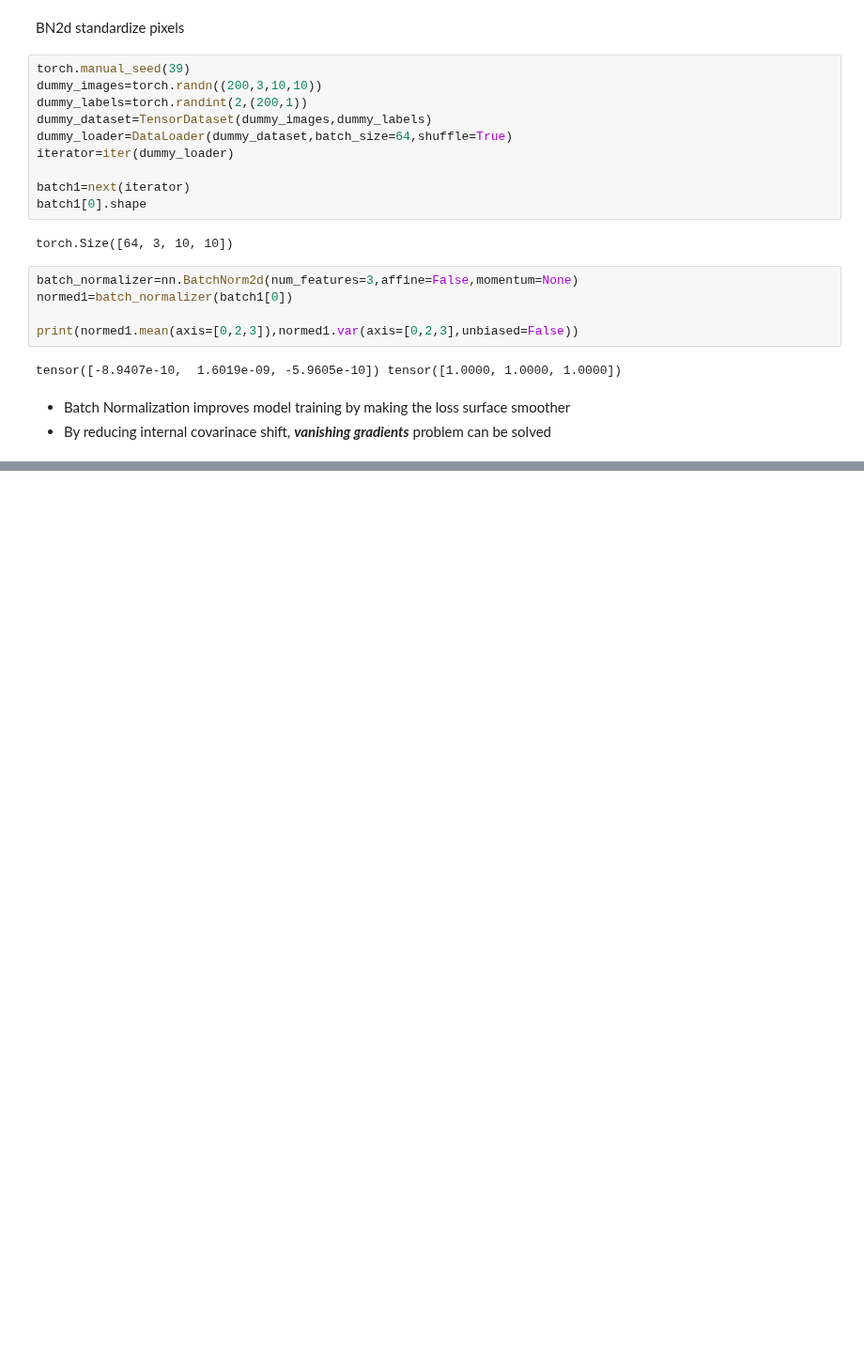
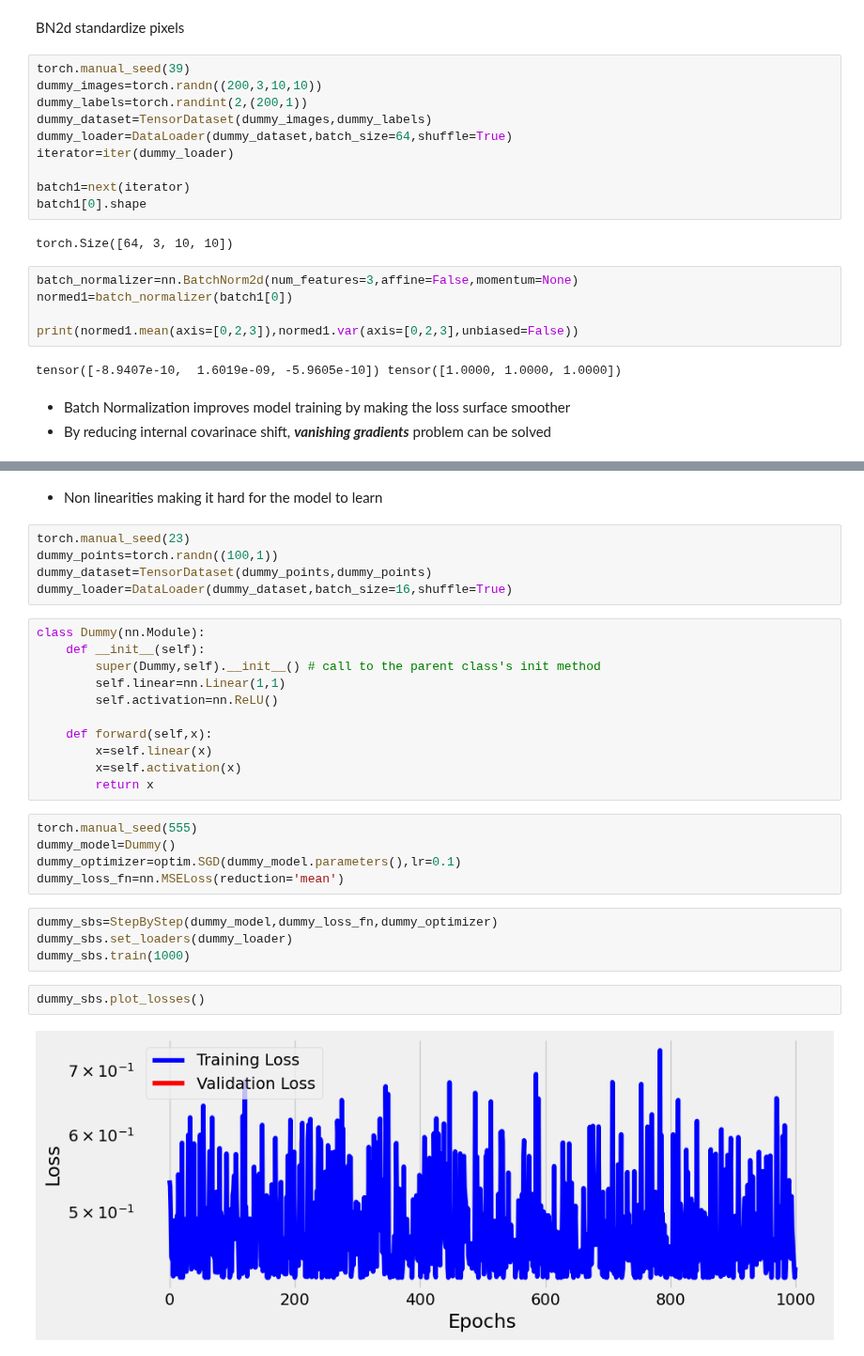
Before and after one commit to Anushkach/Deep-Learning, a Jupyter notebook: Deep Learning with Pytorch/transfer learning.ipynb, the cells around one changed output, grey strips where cells are left out. Shown at 94% size. Cells and saved outputs as stored; diff of their text form; blank space fills up the shorter version.

```diff
--- a/Deep Learning with Pytorch/transfer learning.ipynb
+++ b/Deep Learning with Pytorch/transfer learning.ipynb
@@ -584,0 +589,31 @@ tensor([-8.9407e-10,  1.6019e-09, -5.9605e-10]) tensor([1.0000, 1.0000, 1.0000])
+# %% [markdown]
+* Non linearities making it hard for the model to learn
+# %%
+torch.manual_seed(23)
+dummy_points=torch.randn((100,1))
+dummy_dataset=TensorDataset(dummy_points,dummy_points)
+dummy_loader=DataLoader(dummy_dataset,batch_size=16,shuffle=True)
+# %%
+class Dummy(nn.Module):
+    def __init__(self):
+        super(Dummy,self).__init__() # call to the parent class's init method
+        self.linear=nn.Linear(1,1)
+        self.activation=nn.ReLU()
+
+    def forward(self,x):
+        x=self.linear(x)
+        x=self.activation(x)
+        return x
+# %%
+torch.manual_seed(555)
+dummy_model=Dummy()
+dummy_optimizer=optim.SGD(dummy_model.parameters(),lr=0.1)
+dummy_loss_fn=nn.MSELoss(reduction='mean')
+# %%
+dummy_sbs=StepByStep(dummy_model,dummy_loss_fn,dummy_optimizer)
+dummy_sbs.set_loaders(dummy_loader)
+dummy_sbs.train(1000)
+# %%
+dummy_sbs.plot_losses()
+# %% [output]
+[figure, added]
```
Also changed, not shown: parts of 18 cells of this notebook.
